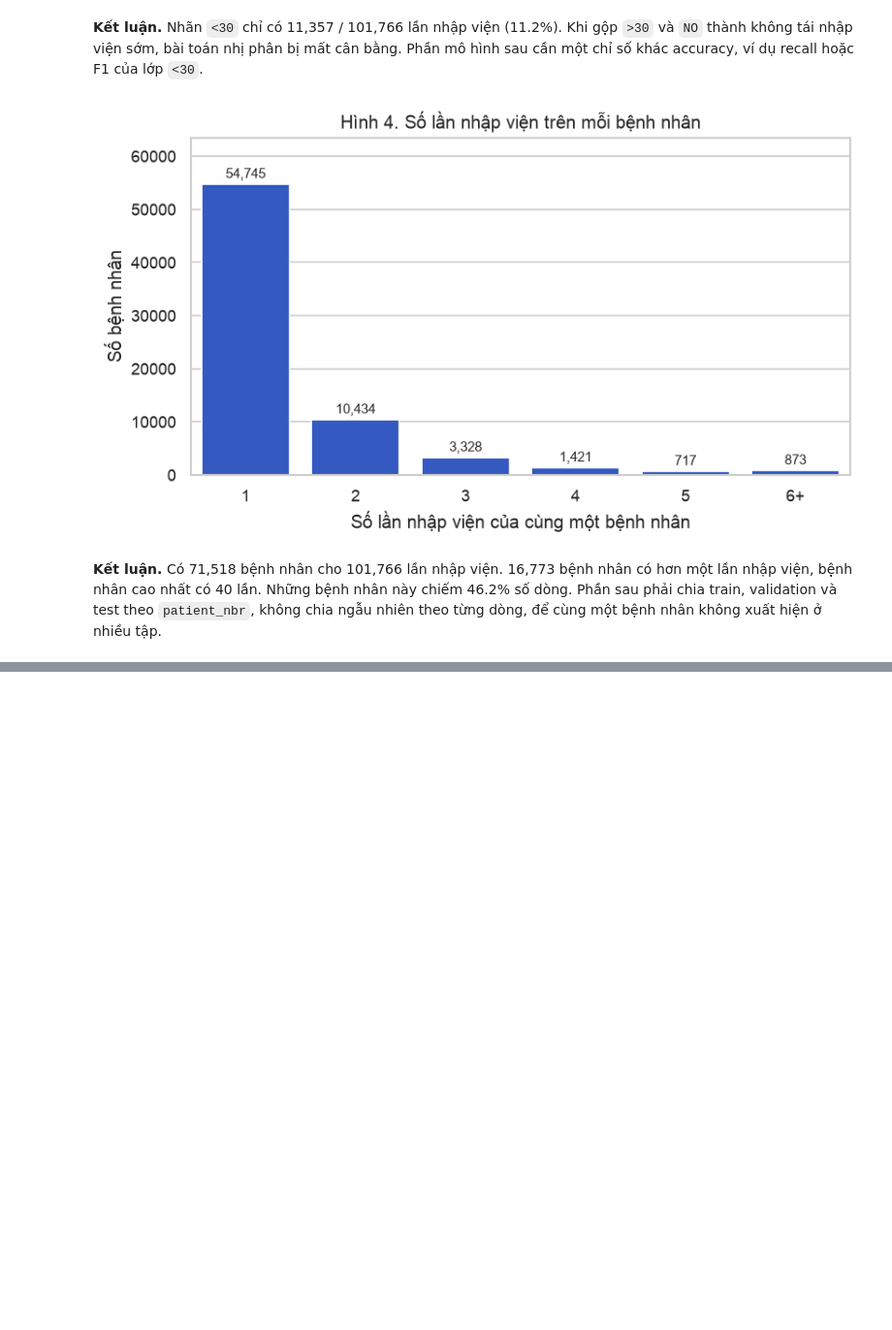
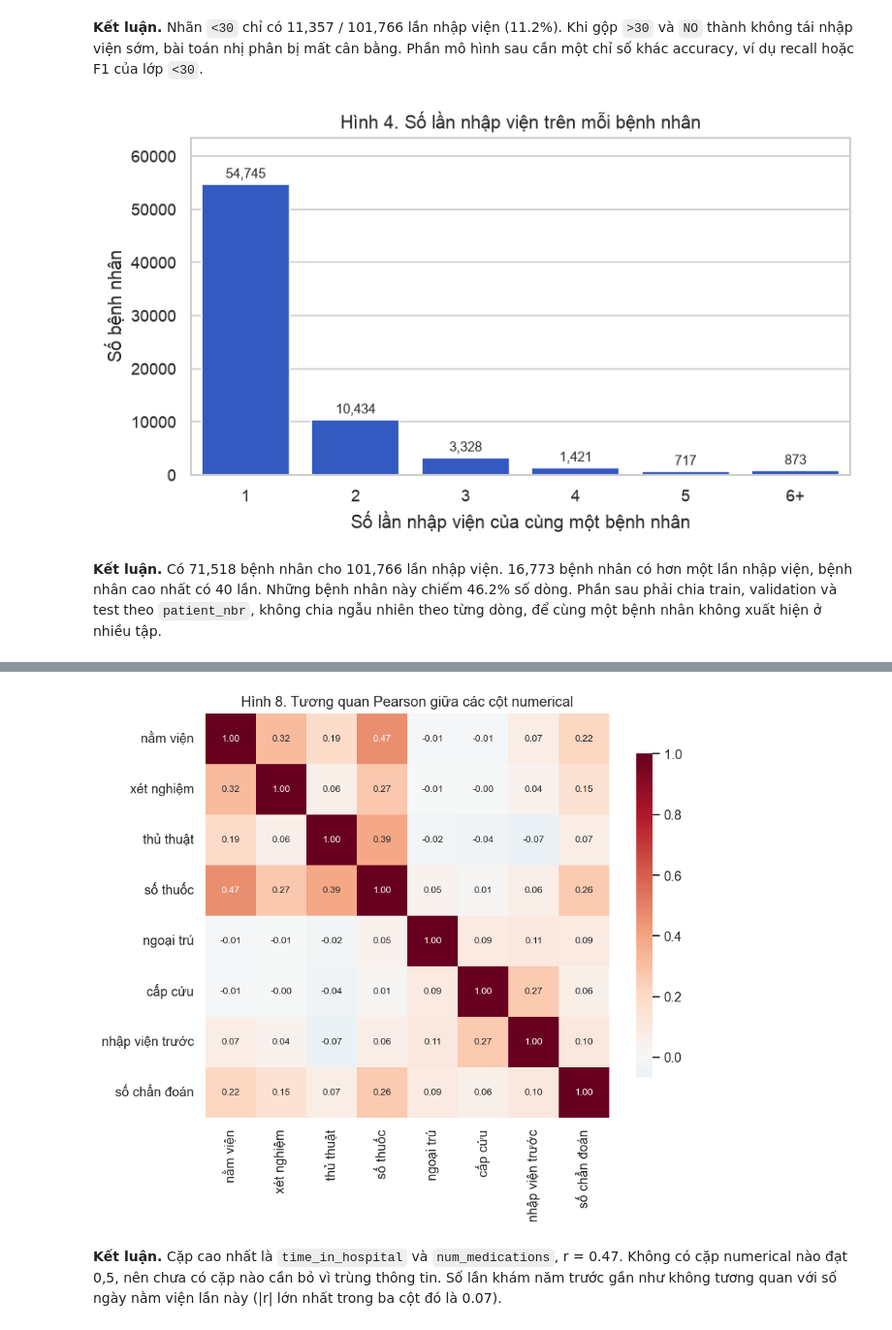
Before and after one commit to tobitran17-art/CO5177, a Jupyter notebook: notebooks/tabular_eda.ipynb, the cells around one changed output, grey strips where cells are left out. Shown at 97% size. Saved outputs shown, nothing was run; the diff lists cells and outputs as text; code cells hidden in the pictures; blank space fills up the shorter version.

```diff
--- a/notebooks/tabular_eda.ipynb
+++ b/notebooks/tabular_eda.ipynb
@@ -383,0 +593,53 @@ Checkpoint này dừng sau tổng quan, missing và cân bằng nhãn. Các ph
+# %%
+SHORT_LABELS = {
+    "time_in_hospital": "nằm viện",
+    "num_lab_procedures": "xét nghiệm",
+    "num_procedures": "thủ thuật",
+    "num_medications": "số thuốc",
+    "number_outpatient": "ngoại trú",
+    "number_emergency": "cấp cứu",
+    "number_inpatient": "nhập viện trước",
+    "number_diagnoses": "số chẩn đoán",
+}
+corr = df[NUMERIC_COLS].corr()
+labels = [SHORT_LABELS[col] for col in NUMERIC_COLS]
+fig, ax = plt.subplots(figsize=(7.8, 6.4))
+sns.heatmap(
+    corr,
+    annot=True,
+    fmt=".2f",
+    cmap="RdBu_r",
+    center=0,
+    square=True,
+    ax=ax,
+    xticklabels=labels,
+    yticklabels=labels,
+    cbar_kws={"shrink": 0.8},
+    annot_kws={"size": 8},
+)
+ax.set_title("Hình 8. Tương quan Pearson giữa các cột numerical")
+fig.tight_layout()
+save_figure(fig, "08-correlation.png")
+plt.show()
+
+pair_abs = []
+for left_index, left in enumerate(NUMERIC_COLS):
+    for right in NUMERIC_COLS[left_index + 1 :]:
+        pair_abs.append((abs(float(corr.loc[left, right])), float(corr.loc[left, right]), left, right))
+pair_abs.sort(reverse=True)
+top_abs, top_corr, top_left, top_right = pair_abs[0]
+stay_vs_prior = max(
+    abs(float(corr.loc["time_in_hospital", col]))
+    for col in ("number_outpatient", "number_emergency", "number_inpatient")
+)
+assert top_left == "time_in_hospital" and top_right == "num_medications"
+assert top_abs < 0.5
+display(Markdown(
+    f"**Kết luận.** Cặp cao nhất là `{top_left}` và `{top_right}`, r = {top_corr:.2f}. "
+    "Không có cặp numerical nào đạt 0,5, nên chưa có cặp nào cần bỏ vì trùng thông tin. "
+    f"Số lần khám năm trước gần như không tương quan với số ngày nằm viện lần này "
+    f"(|r| lớn nhất trong ba cột đó là {stay_vs_prior:.2f})."
+))
+# %% [output]
+[figure, added]
+**Kết luận.** Cặp cao nhất là `time_in_hospital` và `num_medications`, r = 0.47. Không có cặp numerical nào đạt 0,5, nên chưa có cặp nào cần bỏ vì trùng thông tin. Số lần khám năm trước gần như không tương quan với số ngày nằm viện lần này (|r| lớn nhất trong ba cột đó là 0.07).
```
Also changed, not shown: parts of 14 cells of this notebook, 8 other files.
